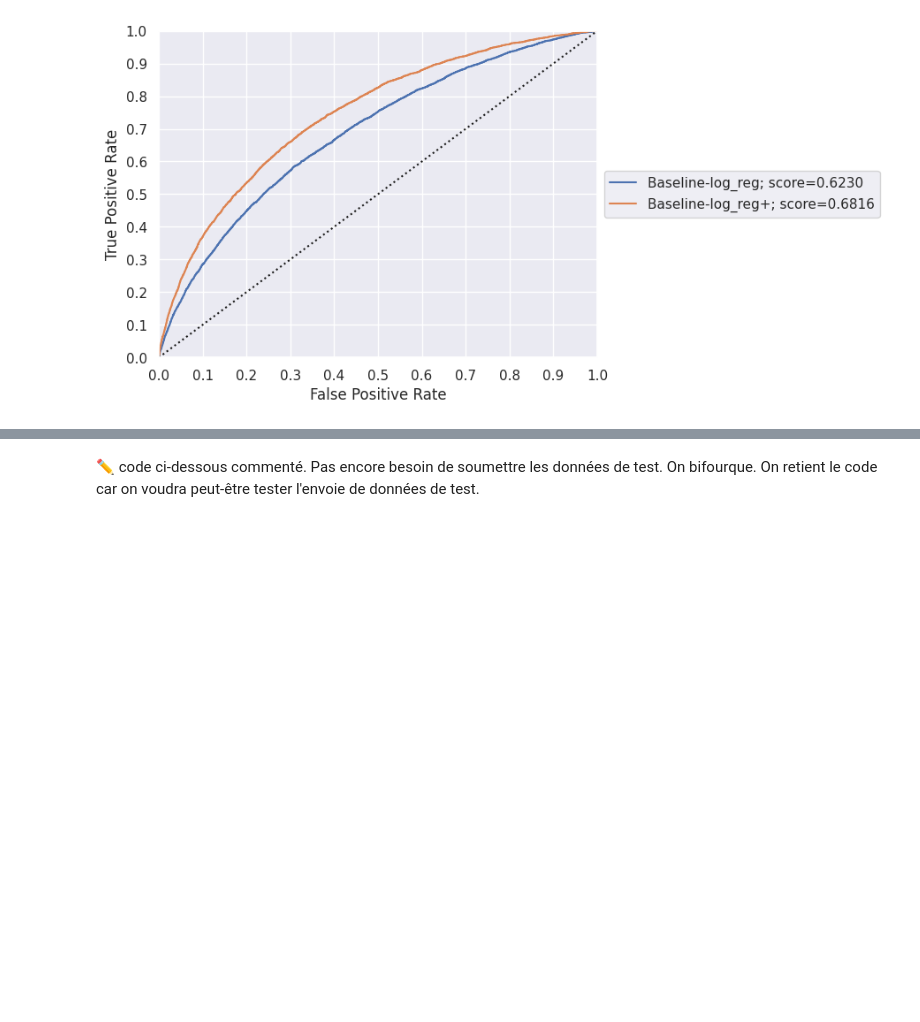
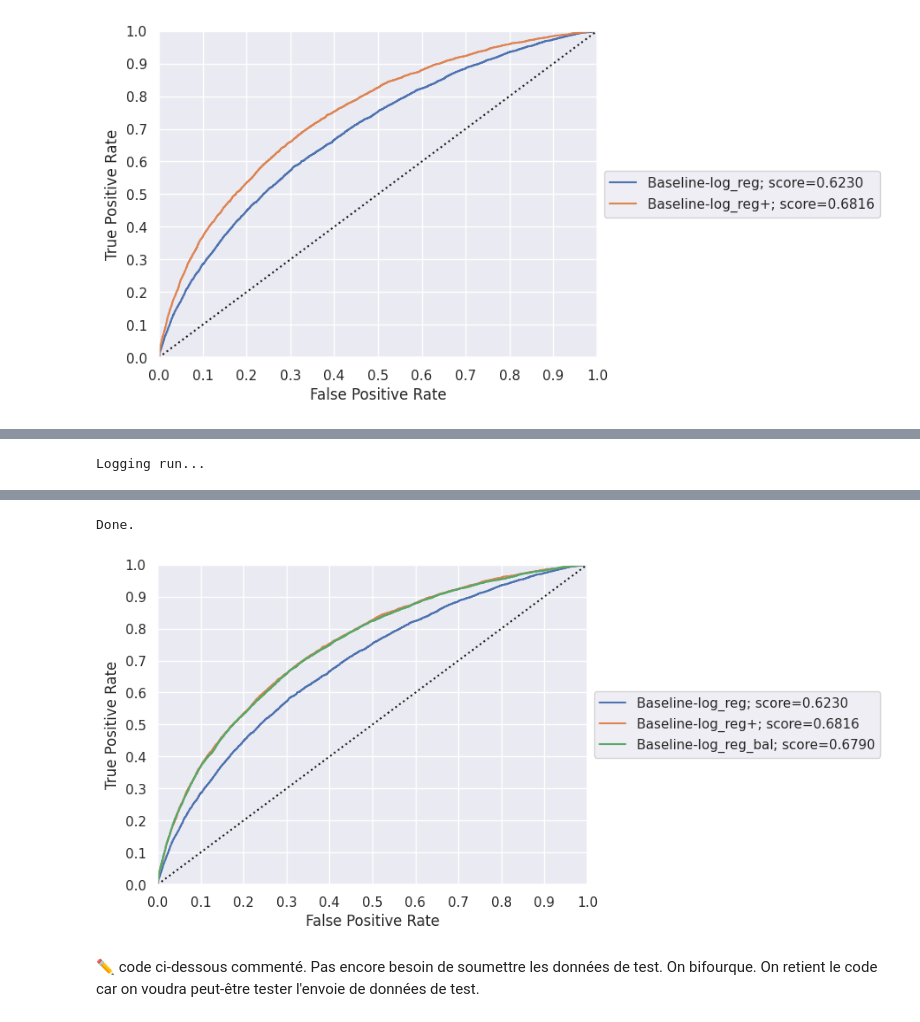
Before and after one commit to nicolascuervo/CreditScoring, a Jupyter notebook: notebooks/CUERVO_Nicolas_2_notebook_modélisation_092024.ipynb, the cells around one changed output, grey strips where cells are left out. Saved outputs shown, nothing was run; the diff lists cells and outputs as text; code cells hidden in the pictures; blank space fills up the shorter version.

```diff
--- a/notebooks/CUERVO_Nicolas_2_notebook_modélisation_092024.ipynb
+++ b/notebooks/CUERVO_Nicolas_2_notebook_modélisation_092024.ipynb
@@ -1301,0 +1429,18 @@ On va balancer les classes avec SMOTE
+# %%
+db_name = 'studies.db'
+database_url = f"sqlite:///{project_trials}/{db_name}"
+study_name = 'baseline_balncd_imprvmnt'
+
+study = optuna.create_study(study_name=study_name,
+                            direction="maximize",
+                            storage=database_url,
+                            load_if_exists=True,)
+
+n_trials = 300
+n_trials_left = n_trials - len(study.trials)
+print_study_evol(study)
+study.optimize(objective, n_trials=n_trials_left, n_jobs=2)
+
+print(f'{"Best parameters":^35}')
+for param, value in study.best_params.items():
+    print(f'{param:20}', f'{value:>6}', sep=f'{" :":<4}')
@@ -1301,0 +1466,35 @@ On va balancer les classes avec SMOTE
+# %%
+experiment_name = "credit risk assessment"
+model_name = "Baseline-log_reg"
+artifact_path = 'baseline'
+model_version = 3
+
+C = study.best_params['C']
+validation_threshold = study.best_params['validation_threshold']
+random_state = np.random.RandomState(50)
+
+steps = [('oversampling', SMOTE(sampling_strategy=0.25, random_state=random_state)),
+        ('undersampling', RandomUnderSampler(sampling_strategy=0.5, random_state=random_state)),
+        ('predictor', LogisticRegression(C=C))
+        ]
+
+log_reg_bal = Pipeline(steps=steps)
+
+# # Estimate metrics
+log_reg_bal = get_trainned_model(log_reg_bal, (X_train_tfd, y_train), model_name, model_version)
+model_run = record_model_run(   log_reg_bal,
+                    (X_test_tfd, y_test),
+                     experiment_name,
+                     model_name,
+                     model_version,
+                     model_params,
+                     artifact_path=artifact_path,
+                     validation_threshold = study.best_params['validation_threshold'],
+                     )
+
+# compare
+y_pred = log_reg_bal.predict_proba(X_test_tfd)[:, 1]
+pred_test_pairs[model_name +'_bal'] = (y_test, y_pred,  study.best_params['validation_threshold'])
+plot_roc_curve(pred_test_pairs)
+# %% [output]
+Logging run...
@@ -1302,3 +1506,5 @@ On va balancer les classes avec SMOTE
+Done.
+[figure, added]
 # %% [markdown]
 ✏️ code ci-dessous commenté. Pas encore besoin de soumettre les données de test. On bifourque. On retient le code car on voudra peut-être tester l'envoie de données de test.
 # %%
```
Also changed, not shown: parts of 26 cells of this notebook, 3 other files.
